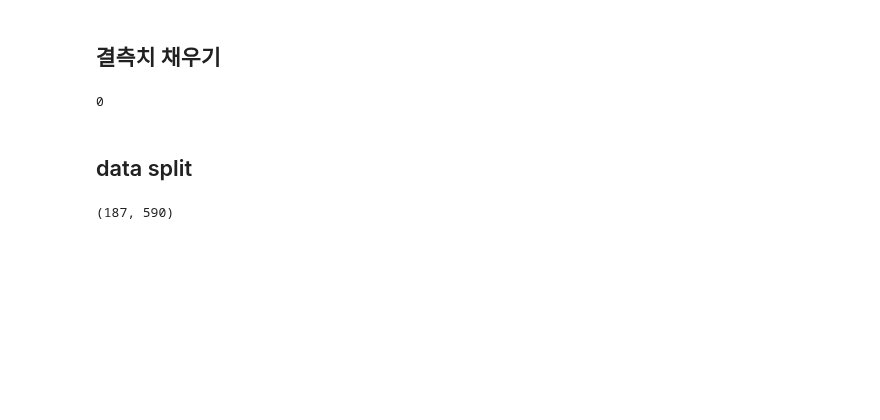
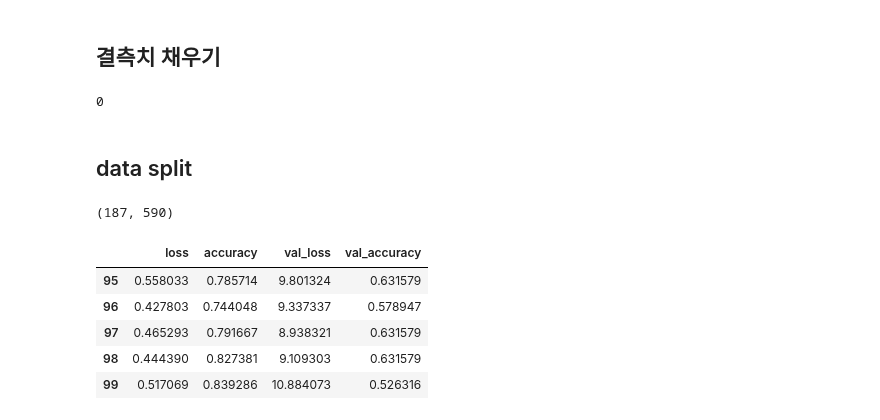
Before and after one commit to corazzon/KaggleStruggle, a Jupyter notebook: uci-secom/secom-tf.ipynb, the cells around one changed output. Cells and saved outputs as stored; diff of their text form; code cells hidden in the pictures; blank space fills up the shorter version.

```diff
--- a/uci-secom/secom-tf.ipynb
+++ b/uci-secom/secom-tf.ipynb
@@ -117,0 +120,10 @@ model.compile(optimizer='adam',
+# %%
+df_hist = pd.DataFrame(history.history)
+df_hist.tail()
+# %% [output]
+|  | loss | accuracy | val_loss | val_accuracy |
+| 95 | 0.558033 | 0.785714 | 9.801324 | 0.631579 |
+| 96 | 0.427803 | 0.744048 | 9.337337 | 0.578947 |
+| 97 | 0.465293 | 0.791667 | 8.938321 | 0.631579 |
+| 98 | 0.444390 | 0.827381 | 9.109303 | 0.631579 |
+| 99 | 0.517069 | 0.839286 | 10.884073 | 0.526316 |
```
Also changed, not shown: parts of 4 cells of this notebook.
